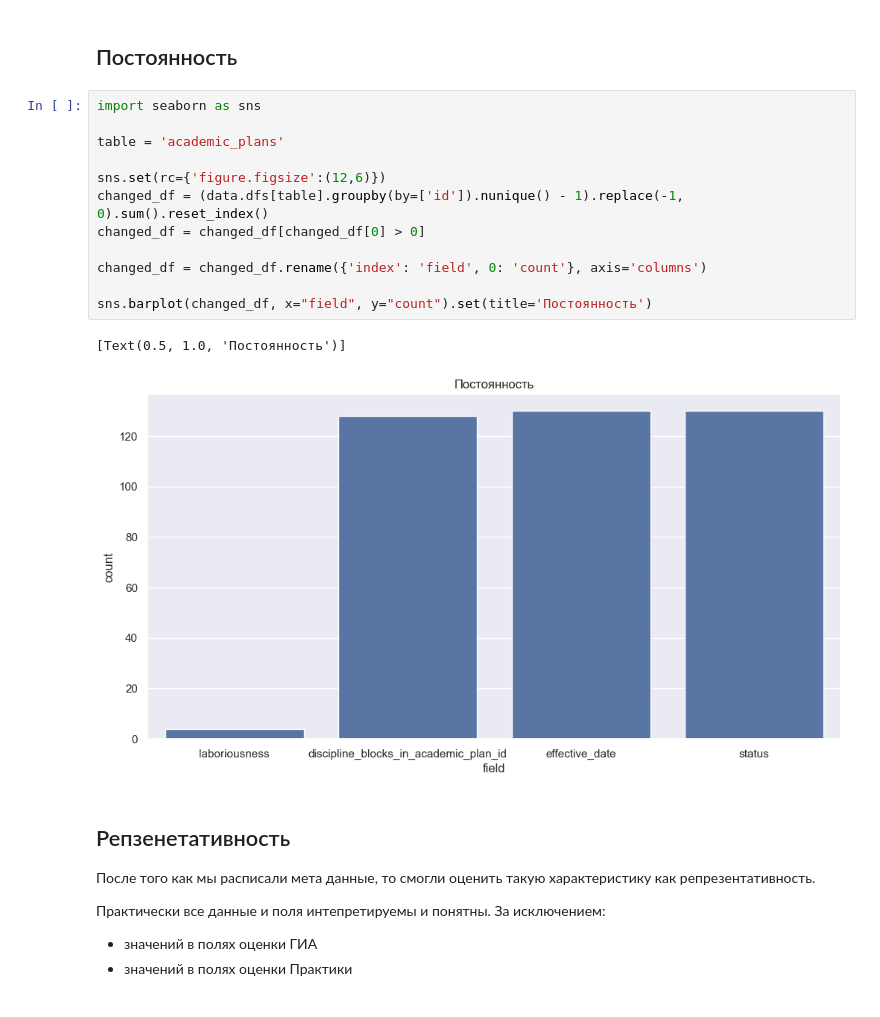
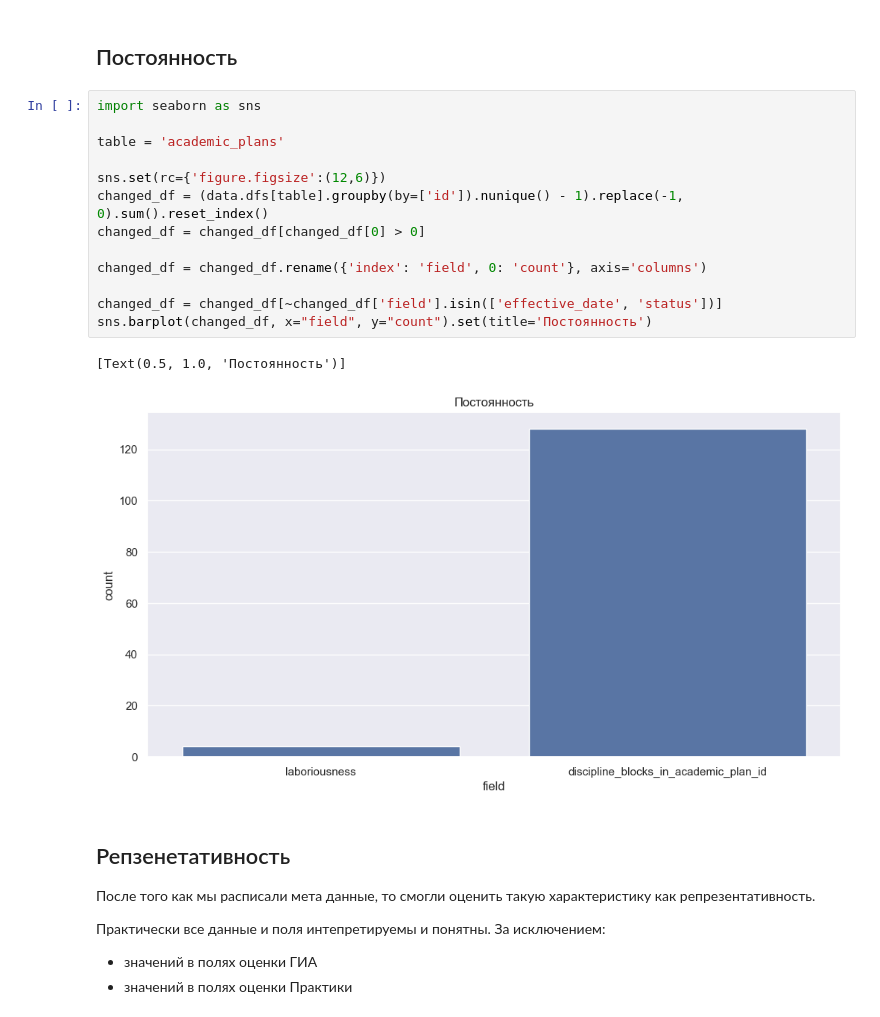
Before and after one commit to evlko/CS-250, a Jupyter notebook: PAD2_v2.ipynb, the cells around one changed output. Drawn from its saved outputs; the diff is of its cells as text.

Commit message:
[update] update plot

```diff
--- a/PAD2_v2.ipynb
+++ b/PAD2_v2.ipynb
@@ -257,18 +257,19 @@ duplicates
 # %%
 import seaborn as sns
 
 table = 'academic_plans'
 
 sns.set(rc={'figure.figsize':(12,6)})
 changed_df = (data.dfs[table].groupby(by=['id']).nunique() - 1).replace(-1, 0).sum().reset_index()
 changed_df = changed_df[changed_df[0] > 0]
 
 changed_df = changed_df.rename({'index': 'field', 0: 'count'}, axis='columns')
 
+changed_df = changed_df[~changed_df['field'].isin(['effective_date', 'status'])]
 sns.barplot(changed_df, x="field", y="count").set(title='Постоянность')
 # %% [output]
 [Text(0.5, 1.0, 'Постоянность')]
-[figure, old version]
+[figure, new version]
 # %% [markdown]
 ## Репзенетативность
 
```
